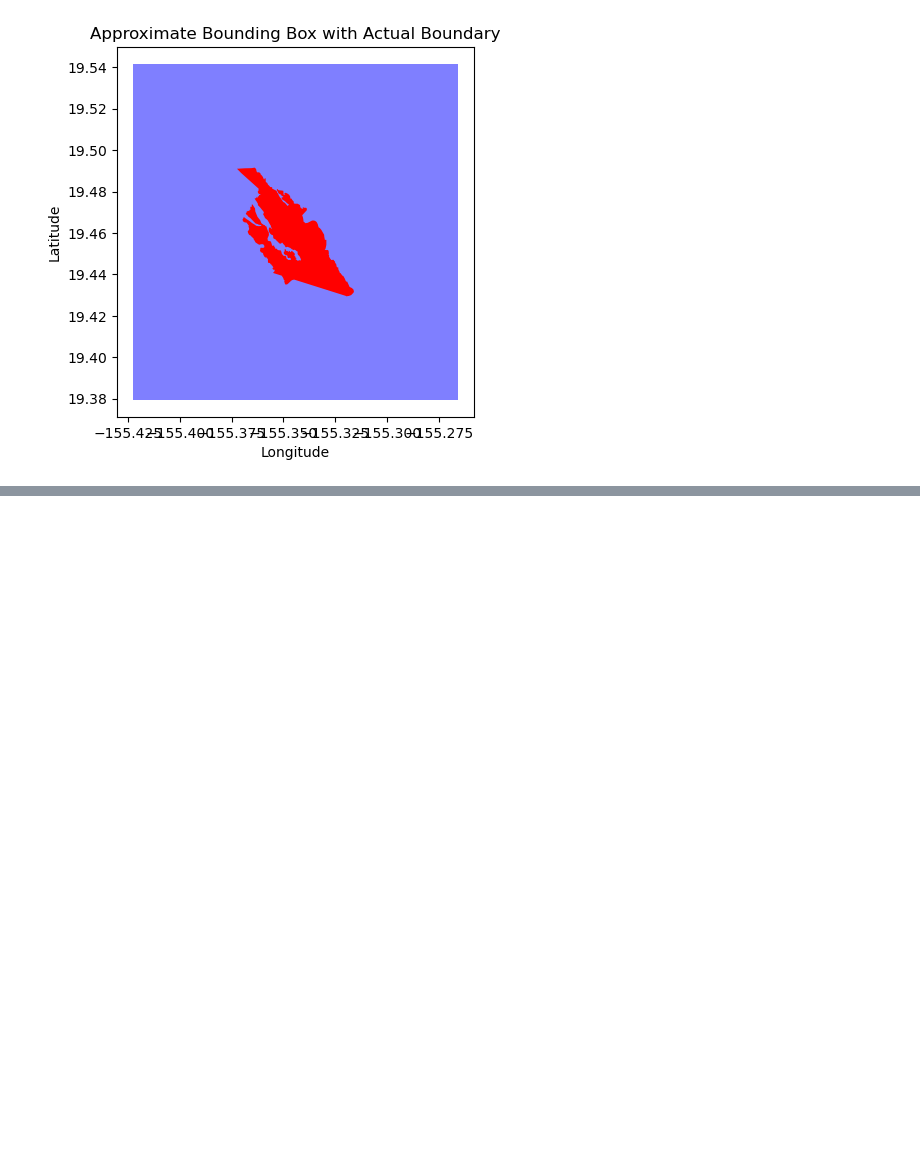
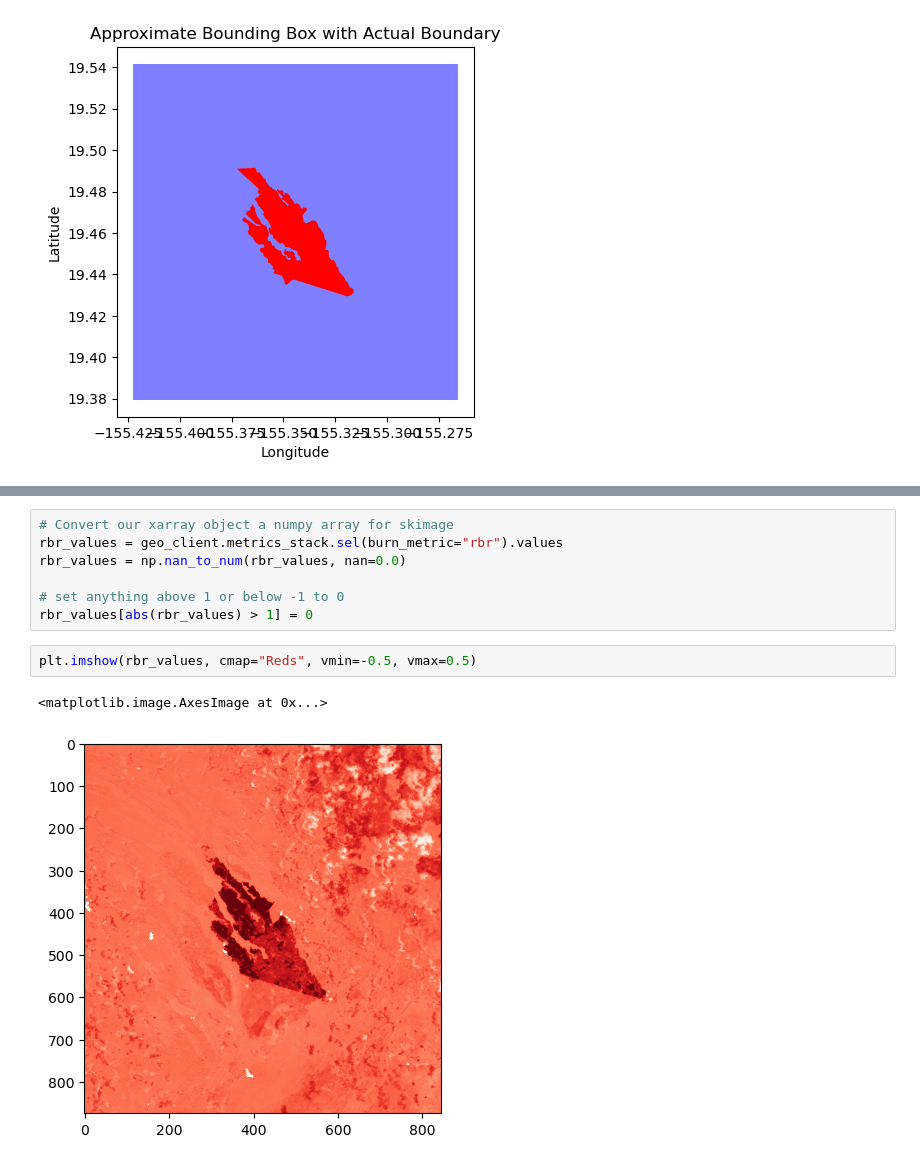
Before and after one commit to SchmidtDSE/burn-severity-mapping-poc, a Jupyter notebook: exploratory/derived_boundary_eda.ipynb, the cells around one changed output, grey strips where cells are left out. Saved outputs shown, nothing was run; the diff lists cells and outputs as text; blank space fills up the shorter version.

```diff
--- a/exploratory/derived_boundary_eda.ipynb
+++ b/exploratory/derived_boundary_eda.ipynb
@@ -107,0 +117,12 @@ derived_boundary_gdf.plot()
+# %%
+# Convert our xarray object a numpy array for skimage
+rbr_values = geo_client.metrics_stack.sel(burn_metric="rbr").values
+rbr_values = np.nan_to_num(rbr_values, nan=0.0)
+
+# set anything above 1 or below -1 to 0
+rbr_values[abs(rbr_values) > 1] = 0
+# %%
+plt.imshow(rbr_values, cmap="Reds", vmin=-0.5, vmax=0.5)
+# %% [output]
+<matplotlib.image.AxesImage at 0x...>
+[figure, added]
```
Also changed, not shown: parts of 18 cells of this notebook, 2 other files.
